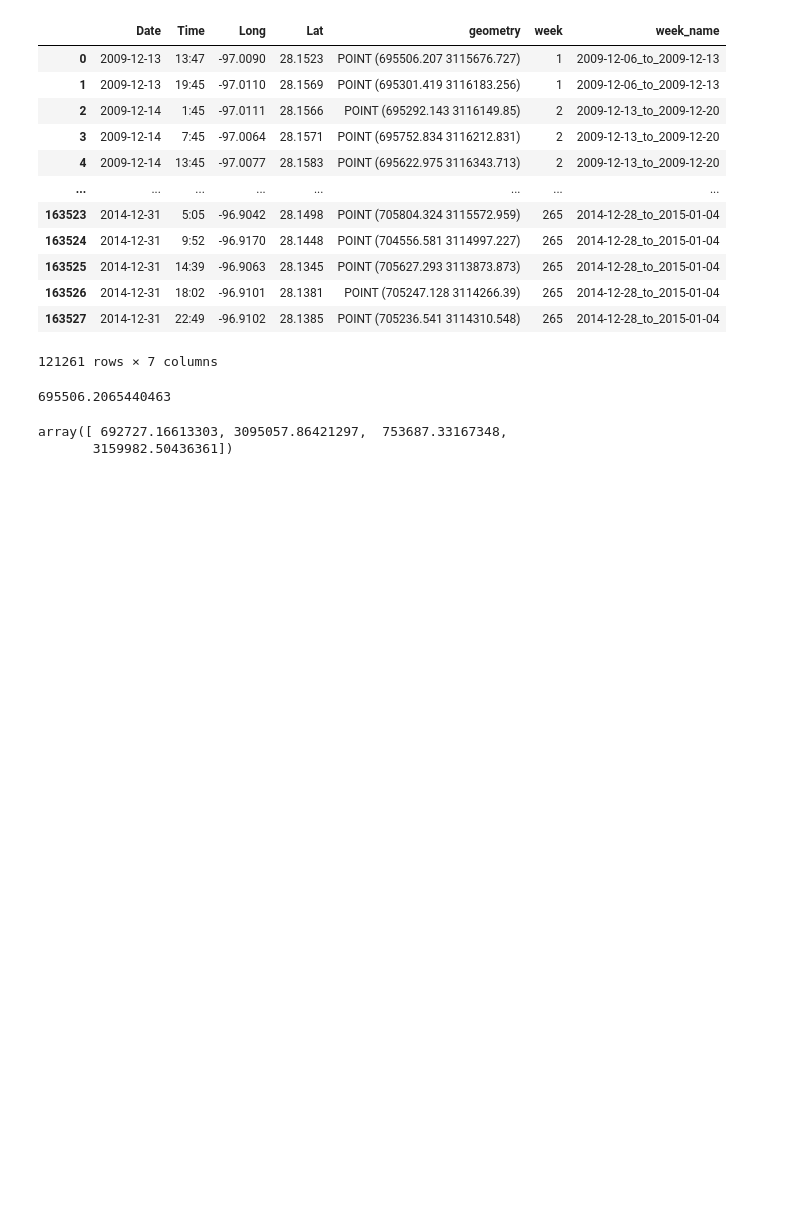
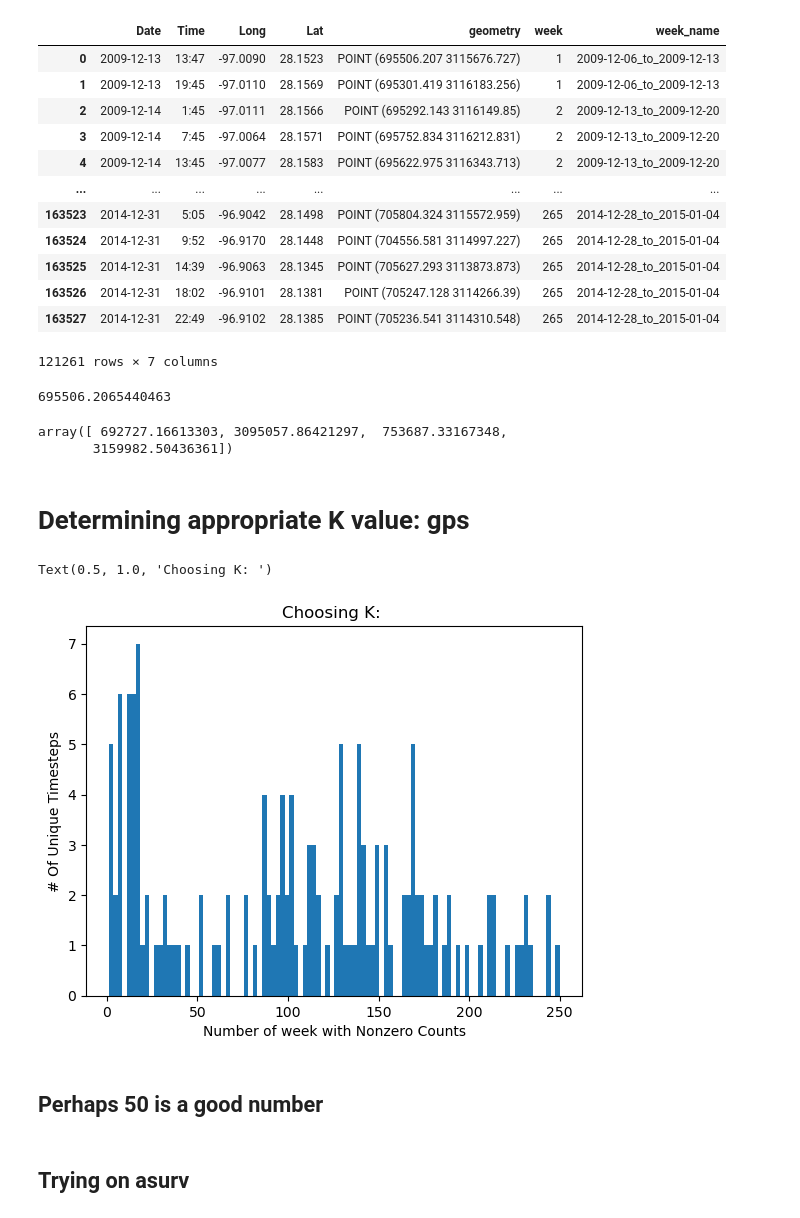
Before and after one commit to sammymuench/whooping_crane_cleaning_forecasting, a Jupyter notebook: tester.ipynb, the cells around one changed output. Saved outputs shown, nothing was run; the diff lists cells and outputs as text; code cells hidden in the pictures; blank space fills up the shorter version.

```diff
--- a/tester.ipynb
+++ b/tester.ipynb
@@ -167,3 +179,30 @@ boxes_only_aransas.total_bounds
 # %% [output]
 array([ 692727.16613303, 3095057.86421297,  753687.33167348,
        3159982.50436361])
+# %% [markdown]
+# Determining appropriate K value: gps
+# %%
+gps_df = pd.read_csv('gps/2009_to_2014_weekly_500M/gps_2009_to_2014_weekly_500M_final.csv')
+# %%
+gps_df['longlat'] = gps_df.apply(lambda row: (row['long'], row['lat']), axis=1)
+# %%
+def calc_num_nonzero(group):
+
+    if np.sum(group['counts'] > 0) == 0:
+        return np.nan
+
+    return np.sum(group['counts'] > 0)
+
+
+import matplotlib.pyplot as plt
+plt.hist(gps_df.groupby('week_name').apply(calc_num_nonzero).dropna(), bins=100)
+plt.xlabel('Number of week with Nonzero Counts')
+plt.ylabel('# Of Unique Timesteps')
+plt.title('Choosing K: ')
+# %% [output]
+Text(0.5, 1.0, 'Choosing K: ')
+[figure, added]
+# %% [markdown]
+## Perhaps 50 is a good number
+# %% [markdown]
+## Trying on asurv
```
Also changed, not shown: parts of 8 cells of this notebook, 2 other files.
